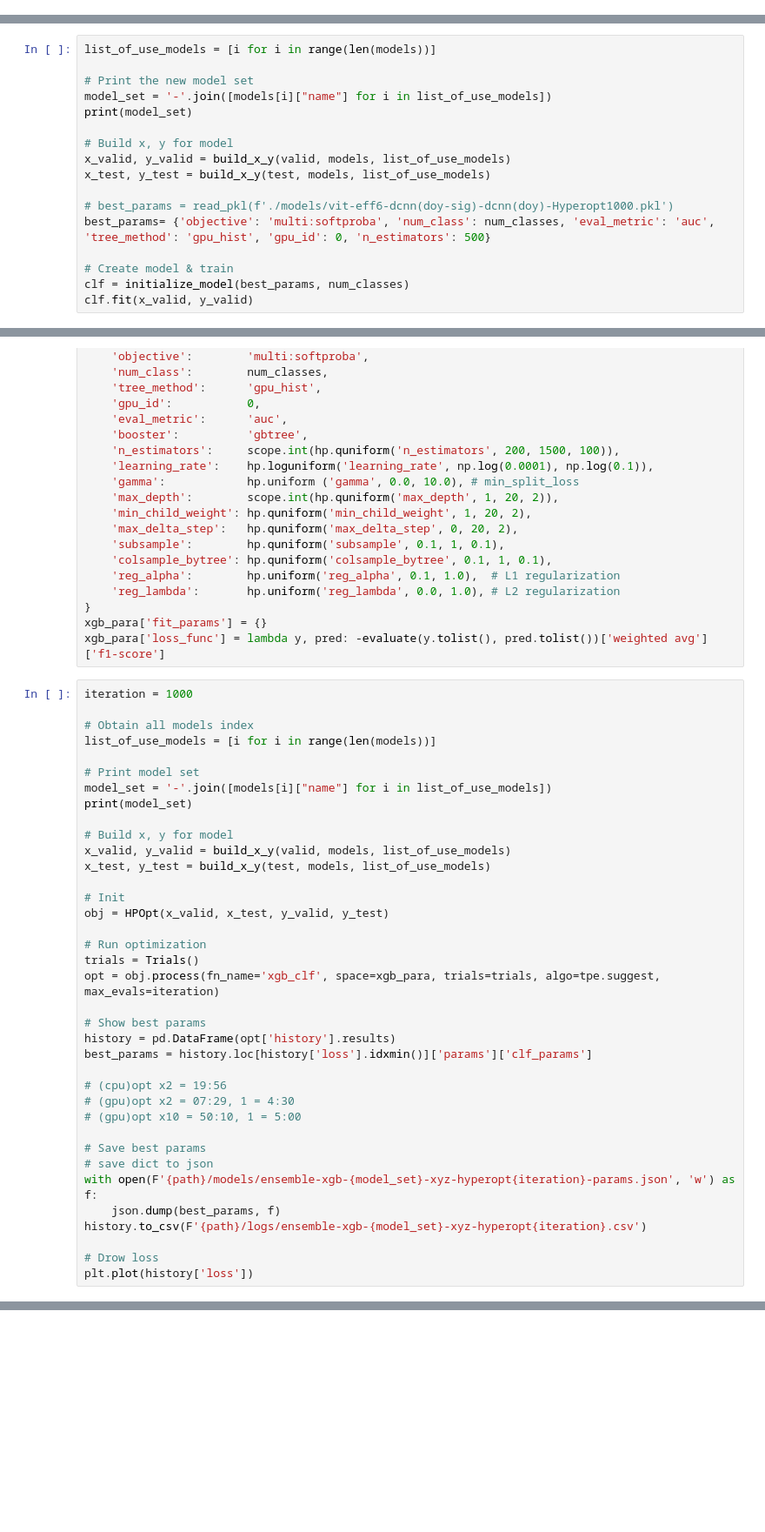
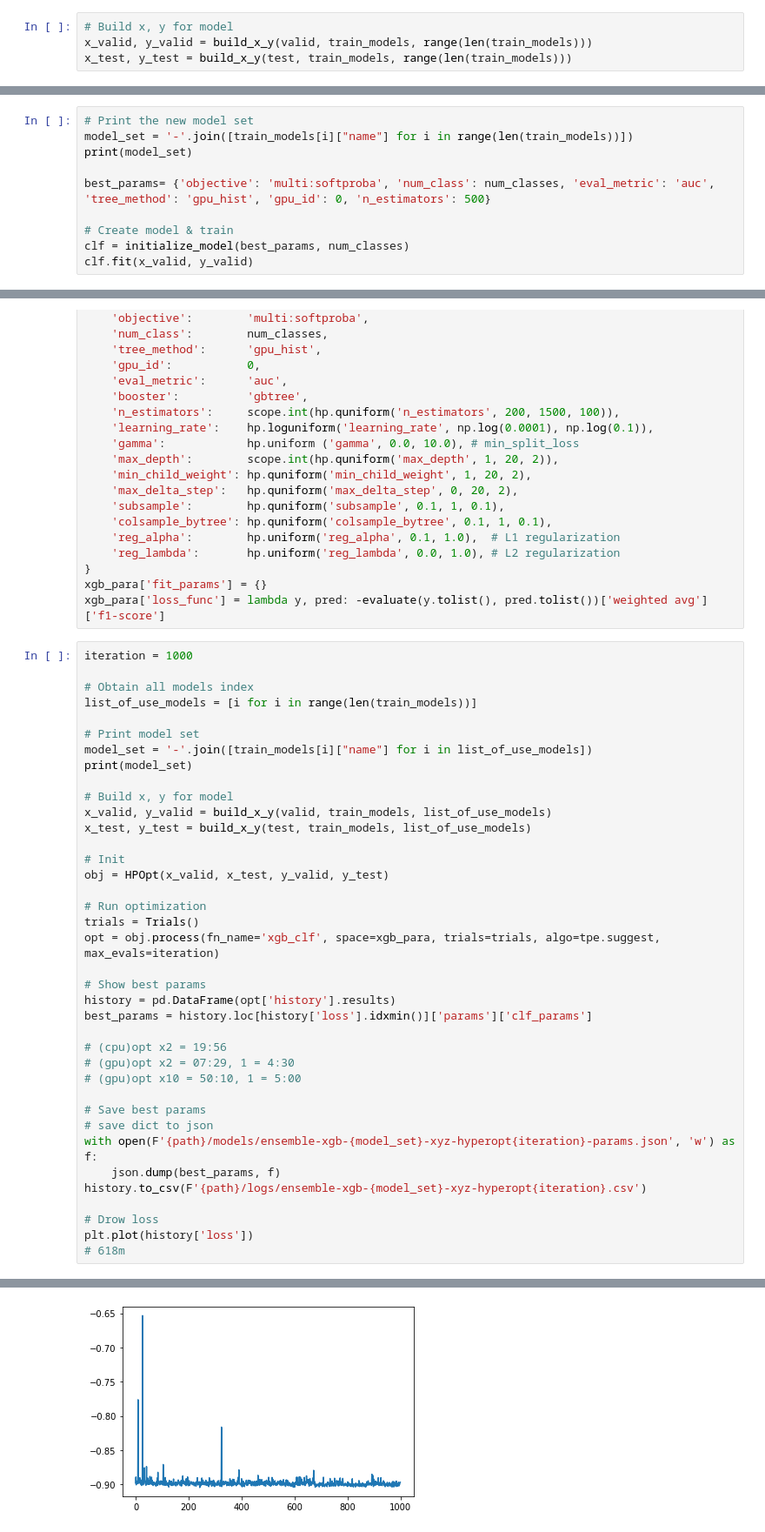
Before and after one commit to siang-chang/aidea-farmland-crops-autumn-personal, a Jupyter notebook: src/ensemble_xgb.ipynb, the cells around one changed output, grey strips where cells are left out. Shown: that part at 87% size. Saved outputs shown, nothing was run; the diff lists cells and outputs as text; blank space fills up the shorter version.

Commit message:
Update & Rename: Submission, Model

```diff
--- a/src/ensemble_xgb.ipynb
+++ b/src/ensemble_xgb.ipynb
@@ -167,3 +201,7 @@ convnextlhbase 0.8619
+# %%
+# Build x, y for model
+x_valid, y_valid = build_x_y(valid, train_models, range(len(train_models)))
+x_test, y_test = build_x_y(test, train_models, range(len(train_models)))
 # %% [markdown]
 ## Classification Prediction
 Based on the output of each model.
@@ -191,15 +208,8 @@ def build_x_y(df, models, list_of_use_models, num_classes=num_classes):
 # %%
-list_of_use_models = [i for i in range(len(models))]
-
 # Print the new model set
-model_set = '-'.join([models[i]["name"] for i in list_of_use_models])
+model_set = '-'.join([train_models[i]["name"] for i in range(len(train_models))])
 print(model_set)
 
-# Build x, y for model
-x_valid, y_valid = build_x_y(valid, models, list_of_use_models)
-x_test, y_test = build_x_y(test, models, list_of_use_models)
-
-# best_params = read_pkl(f'./models/vit-eff6-dcnn(doy-sig)-dcnn(doy)-Hyperopt1000.pkl')
 best_params= {'objective': 'multi:softproba', 'num_class': num_classes, 'eval_metric': 'auc', 'tree_method': 'gpu_hist', 'gpu_id': 0, 'n_estimators': 500}
 
 # Create model & train
@@ -332,15 +343,15 @@ xgb_para['loss_func'] = lambda y, pred: -evaluate(y.tolist(), pred.tolist())['we
 iteration = 1000
 
 # Obtain all models index
-list_of_use_models = [i for i in range(len(models))]
+list_of_use_models = [i for i in range(len(train_models))]
 
 # Print model set
-model_set = '-'.join([models[i]["name"] for i in list_of_use_models])
+model_set = '-'.join([train_models[i]["name"] for i in list_of_use_models])
 print(model_set)
 
 # Build x, y for model
-x_valid, y_valid = build_x_y(valid, models, list_of_use_models)
-x_test, y_test = build_x_y(test, models, list_of_use_models)
+x_valid, y_valid = build_x_y(valid, train_models, list_of_use_models)
+x_test, y_test = build_x_y(test, train_models, list_of_use_models)
 
 # Init
 obj = HPOpt(x_valid, x_test, y_valid, y_test)
@@ -365,5 +376,6 @@ history.to_csv(F'{path}/logs/ensemble-xgb-{model_set}-xyz-hyperopt{iteration}.cs
 
 # Drow loss
 plt.plot(history['loss'])
+# 618m
 # %% [output]
 bit-efficientnet-dcnnlh-convnextlhbase
@@ -370,3 +383,4 @@ bit-efficientnet-dcnnlh-convnextlhbase
+[figure, added]
 # %%
 parameters = list(xgb_para['clf_params'].keys())[6:]
 rows = (len(parameters)//3)+1
```
Also changed, not shown: parts of 38 cells of this notebook, 26 other files.
